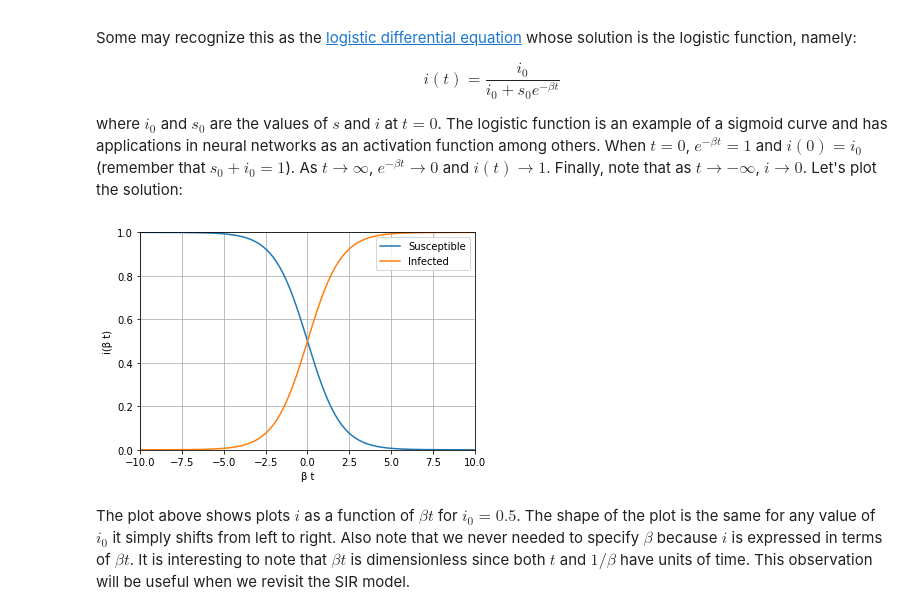
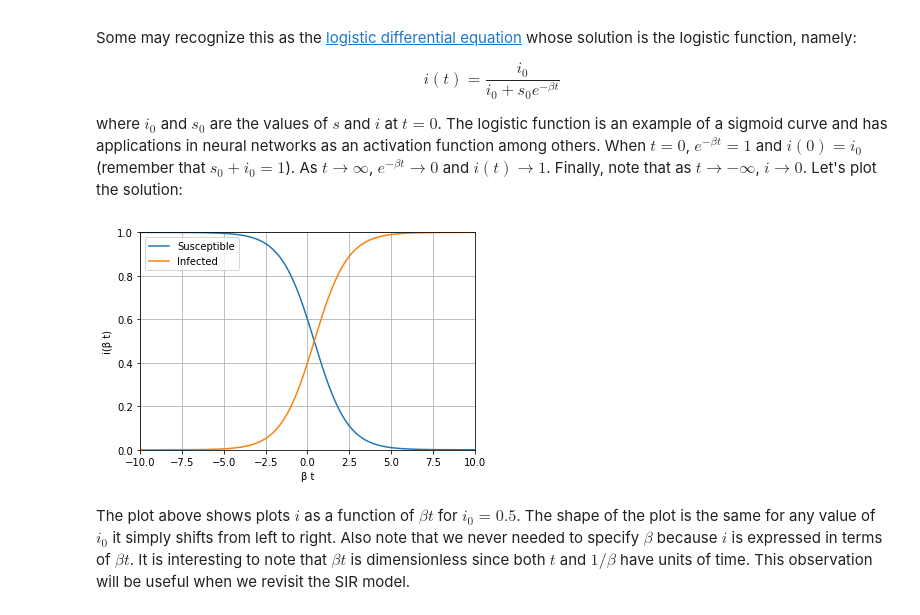
Before and after one commit to fcantelmi/morning-bytes, a Jupyter notebook: sirmodel/sirmodel.ipynb, the cells around one changed output. Cells and saved outputs as stored; diff of their text form; code cells hidden in the pictures.

```diff
--- a/sirmodel/sirmodel.ipynb
+++ b/sirmodel/sirmodel.ipynb
@@ -134,21 +134,21 @@ where $i_0$ and $s_0$ are the values of $s$ and $i$ at $t=0$. The logistic funct
 # %%
 import matplotlib.pyplot as plt
 import numpy as np
 
-i_0 = 0.5
+i_0 = 0.4
 s_0 = 1 - i_0
 betat = np.linspace(-10, 10, 200)
 plt.plot(betat, 1 - i_0 / (i_0 + s_0 * np.exp(-betat)), label='Susceptible')
 plt.plot(betat, 0 + i_0 / (i_0 + s_0 * np.exp(-betat)), label='Infected')
 plt.xlabel('\u03B2 t')
 plt.ylabel('i(\u03B2 t)')
 plt.xlim((-10,10))
 plt.ylim((0,1))
 plt.grid()
 plt.legend()
 plt.show()
 # %% [output]
-[figure, old version]
+[figure, new version]
 # %% [markdown]
 The plot above shows plots $i$ as a function of $\beta t$ for $i_0 = 0.5$. The shape of the plot is the same for any value of $i_0$ it simply shifts from left to right. Also note that we never needed to specify $\beta$ because $i$ is expressed in terms of $\beta t$. It is interesting to note that $\beta t$ is dimensionless since both $t$ and $1/\beta$ have units of time. This observation will be useful when we revisit the SIR model.
 # %% [markdown]
```
Also changed, not shown: parts of 1 cell of this notebook, 1 other file.
